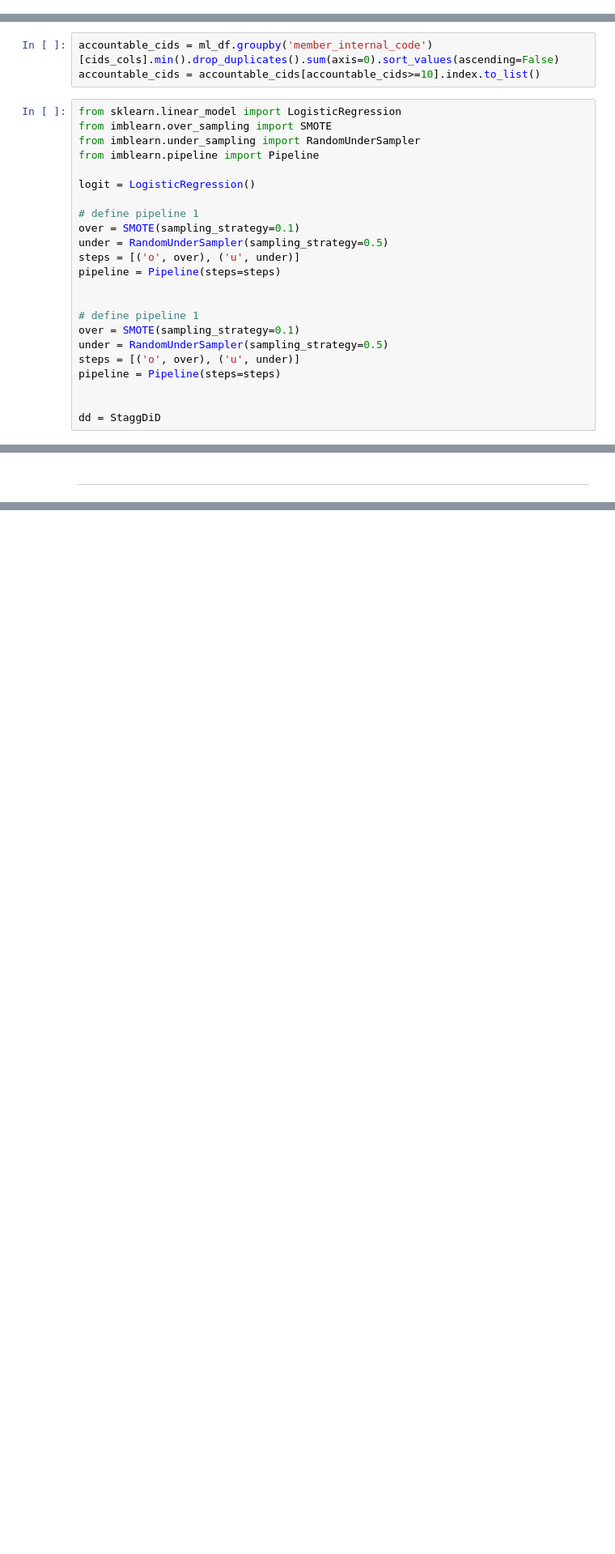
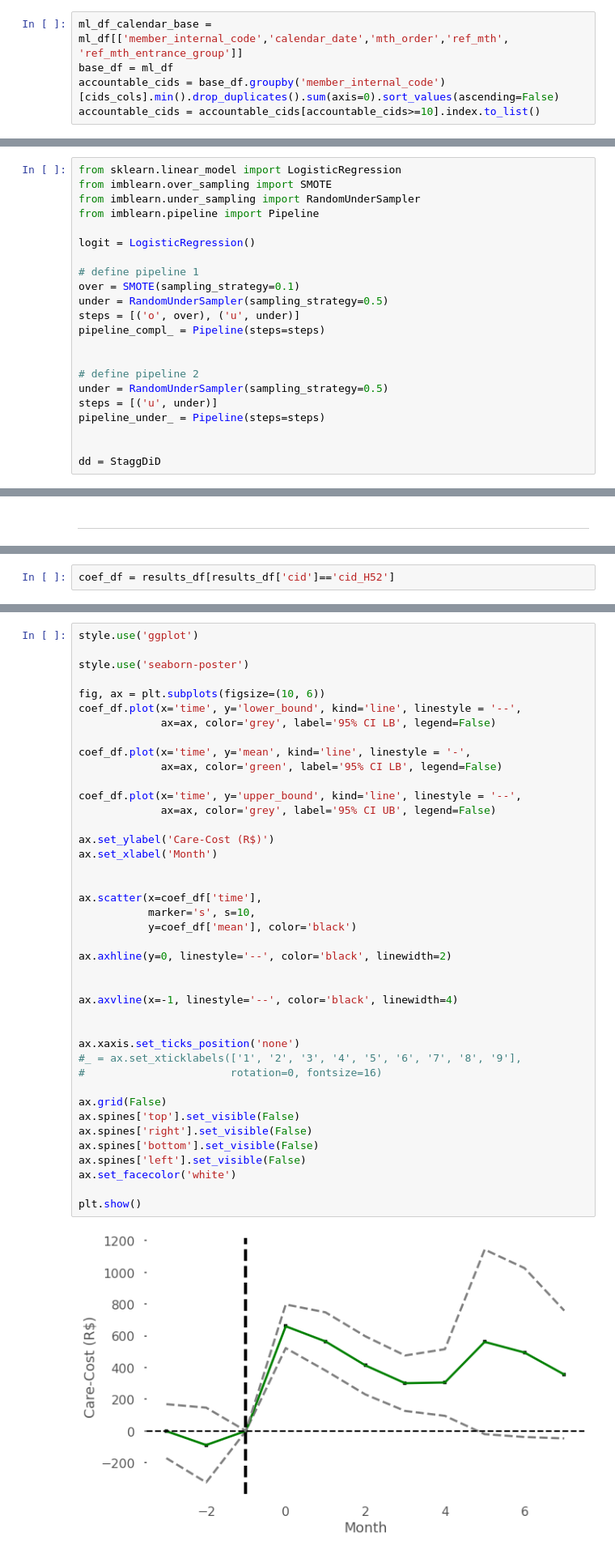
Before and after one commit to luizhsuperti/alice-coding, a Jupyter notebook: cc_cid_calculator/notebooks/main.ipynb, the cells around one changed output, grey strips where cells are left out. Shown at 81% size. Saved outputs shown, nothing was run; the diff lists cells and outputs as text; blank space fills up the shorter version.

```diff
--- a/cc_cid_calculator/notebooks/main.ipynb
+++ b/cc_cid_calculator/notebooks/main.ipynb
@@ -114,8 +112,10 @@ ml_df_calendar_base = ml_df[['member_internal_code','calendar_date','mth_order',
+# %%
+ml_df_calendar_base = ml_df[['member_internal_code','calendar_date','mth_order','ref_mth', 'ref_mth_entrance_group']]
+base_df = ml_df
+accountable_cids = base_df.groupby('member_internal_code')[cids_cols].min().drop_duplicates().sum(axis=0).sort_values(ascending=False)
+accountable_cids = accountable_cids[accountable_cids>=10].index.to_list()
 # %% [markdown]
 ***
-# %%
-accountable_cids = ml_df.groupby('member_internal_code')[cids_cols].min().drop_duplicates().sum(axis=0).sort_values(ascending=False)
-accountable_cids = accountable_cids[accountable_cids>=10].index.to_list()
 # %%
 from sklearn.linear_model import LogisticRegression
 from imblearn.over_sampling import SMOTE
@@ -128,14 +128,13 @@ logit = LogisticRegression()
 over = SMOTE(sampling_strategy=0.1)
 under = RandomUnderSampler(sampling_strategy=0.5)
 steps = [('o', over), ('u', under)]
-pipeline = Pipeline(steps=steps)
+pipeline_compl_ = Pipeline(steps=steps)
 
 
-# define pipeline 1
-over = SMOTE(sampling_strategy=0.1)
+# define pipeline 2
 under = RandomUnderSampler(sampling_strategy=0.5)
-steps = [('o', over), ('u', under)]
-pipeline = Pipeline(steps=steps)
+steps = [('u', under)]
+pipeline_under_ = Pipeline(steps=steps)
 
 
 dd = StaggDiD
@@ -251,0 +276,2 @@ final_ml_df.head(20)
+# %%
+coef_df = results_df[results_df['cid']=='cid_H52']
@@ -252,2 +293,45 @@ final_ml_df.head(20)
+# %%
+style.use('ggplot')
+
+style.use('seaborn-poster')
+
+fig, ax = plt.subplots(figsize=(10, 6))
+coef_df.plot(x='time', y='lower_bound', kind='line', linestyle = '--',
+             ax=ax, color='grey', label='95% CI LB', legend=False)
+
+coef_df.plot(x='time', y='mean', kind='line', linestyle = '-',
+             ax=ax, color='green', label='95% CI LB', legend=False)
+
+coef_df.plot(x='time', y='upper_bound', kind='line', linestyle = '--',
+             ax=ax, color='grey', label='95% CI UB', legend=False)
+
+ax.set_ylabel('Care-Cost (R$)')
+ax.set_xlabel('Month')
+
+
+ax.scatter(x=coef_df['time'],
+           marker='s', s=10,
+           y=coef_df['mean'], color='black')
+
+ax.axhline(y=0, linestyle='--', color='black', linewidth=2)
+
+
+ax.axvline(x=-1, linestyle='--', color='black', linewidth=4)
+
+
+ax.xaxis.set_ticks_position('none')
+#_ = ax.set_xticklabels(['1', '2', '3', '4', '5', '6', '7', '8', '9'],
+#                       rotation=0, fontsize=16)
+
+ax.grid(False)
+ax.spines['top'].set_visible(False)
+ax.spines['right'].set_visible(False)
+ax.spines['bottom'].set_visible(False)
+ax.spines['left'].set_visible(False)
+ax.set_facecolor('white')
+
+plt.show()
+# %% [output]
+[figure, added]
 # %% [markdown]
 ***
```
Also changed, not shown: parts of 19 cells of this notebook, 1 other file.
